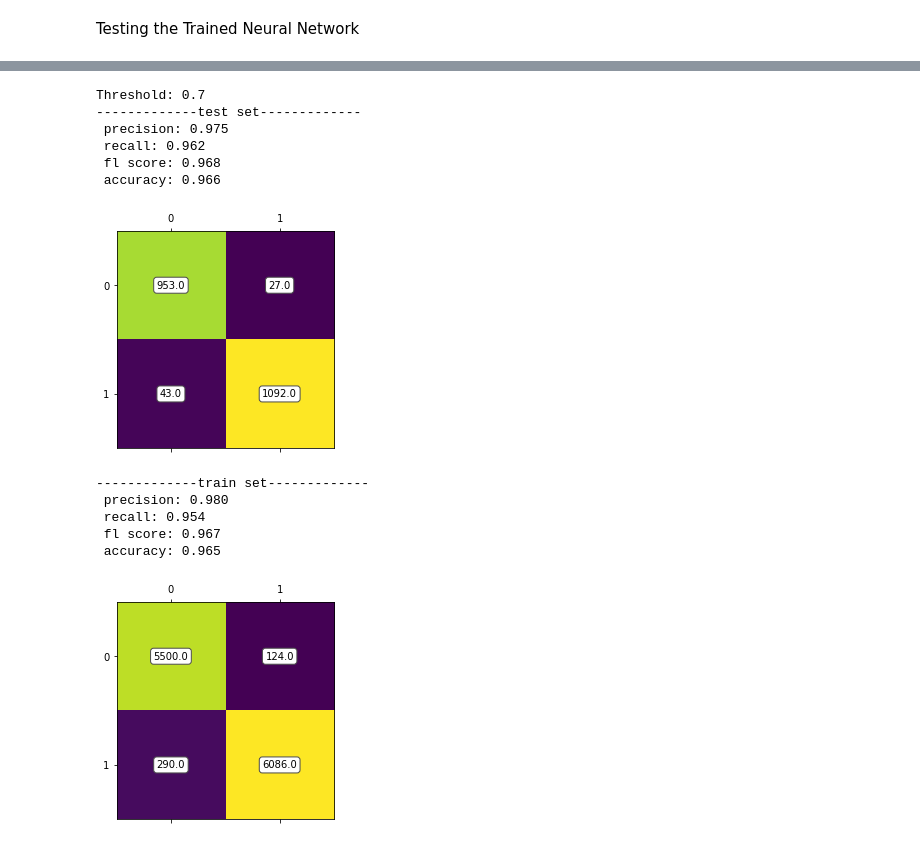
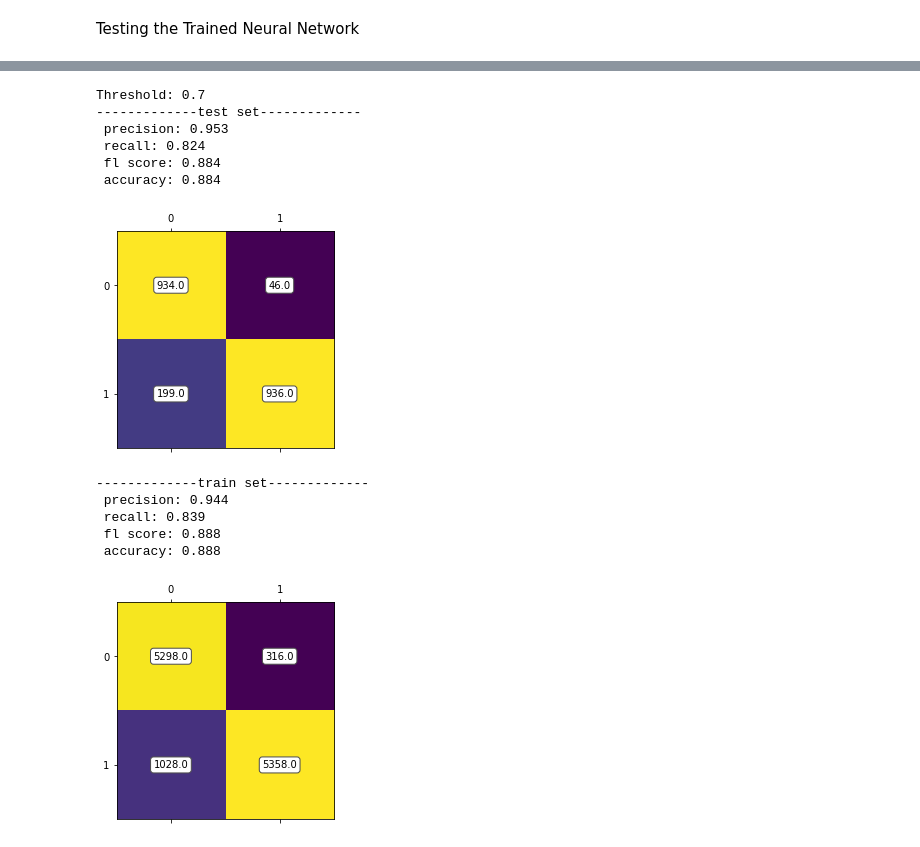
Before and after one commit to linearsachin/mnist-digit-classifier, a Jupyter notebook: mnistxx.ipynb, the cells around one changed output, grey strips where cells are left out. Drawn from its saved outputs; the diff is of its cells as text; code cells hidden in the pictures.

```diff
--- a/mnistxx.ipynb
+++ b/mnistxx.ipynb
@@ -147,7 +147,7 @@ class NeuralNetwork():
         return output
 
     def evaluate(self,input_X,output_y,threshold=0.5):
-        predictions = self.predict(input_X, self.params,threshold)
+        predictions = self.predict(input_X,threshold)
         print( " precision:" , str(precision_score(output_y,predictions))[:5],"\n",
         "recall:",str(recall_score(output_y,predictions))[:5],"\n",
         "fl score:",str(f1_score(output_y,predictions))[:5],"\n",
@@ -477,25 +321,25 @@ Threshold: 0.3
 # %%
 thres = 0.7
 print("Threshold:",str(thres))
 print("-------------test set-------------")
-evaluate(testX,testY,params_,thres)
+nn.evaluate(testX,testY,thres)
 
 print("-------------train set-------------")
-evaluate(images,labels,params_,thres)
+nn.evaluate(images,labels,thres)
 # %% [output]
 Threshold: 0.7
 -------------test set-------------
- precision: 0.975
- recall: 0.962
- fl score: 0.968
- accuracy: 0.966
+ precision: 0.953
+ recall: 0.824
+ fl score: 0.884
+ accuracy: 0.884
-[figure, old version]
+[figure, new version]
 -------------train set-------------
- precision: 0.980
- recall: 0.954
- fl score: 0.967
- accuracy: 0.965
+ precision: 0.944
+ recall: 0.839
+ fl score: 0.888
+ accuracy: 0.888
-[figure, old version]
+[figure, new version]
 # %%
 thres = 0.9
 print("Threshold:",str(thres))
```
Also changed, not shown: parts of 19 cells of this notebook.
